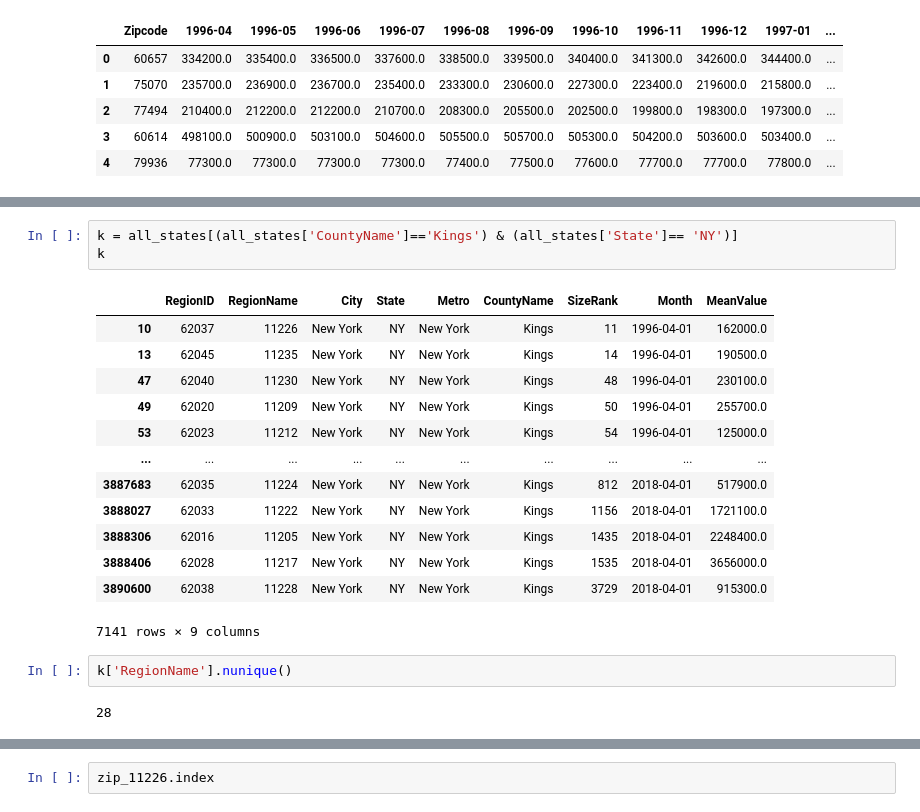
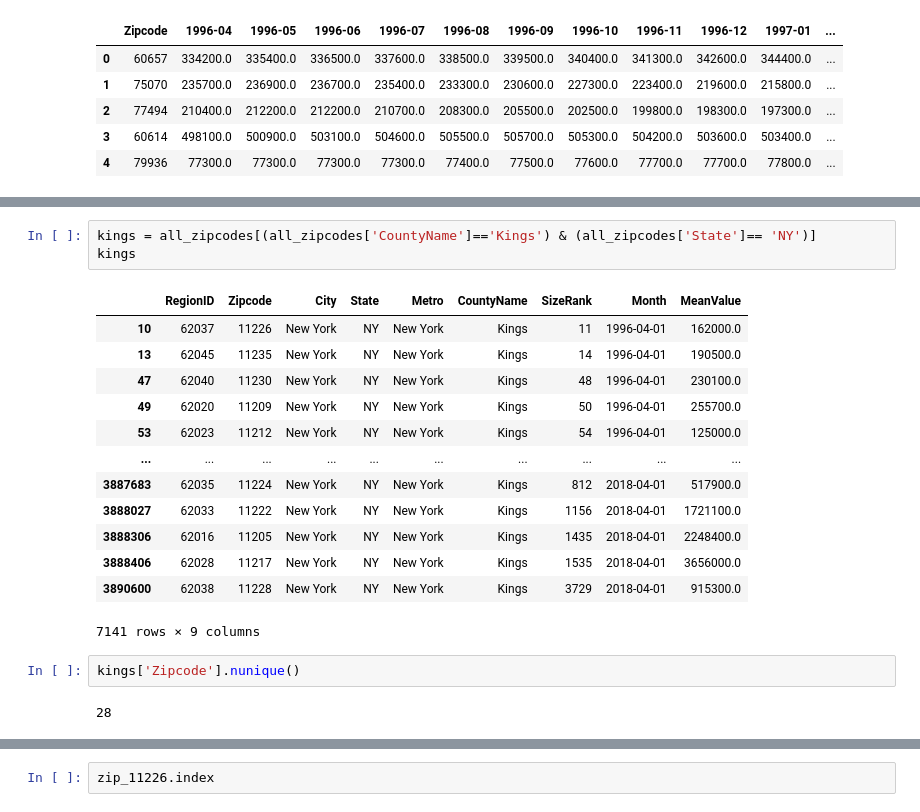
Before and after one commit to davidrtorres/Model-4-Brooklyn-Real-Estate-Investment, a Jupyter notebook: time-series/starter_notebook-Copy1.ipynb, the cells around one changed output, grey strips where cells are left out. Drawn from its saved outputs; the diff is of its cells as text.

```diff
--- a/time-series/starter_notebook-Copy1.ipynb
+++ b/time-series/starter_notebook-Copy1.ipynb
@@ -177,21 +178,21 @@ all_states.head()
-# %%
-k = all_states[(all_states['CountyName']=='Kings') & (all_states['State']== 'NY')]
-k
-# %% [output]
-|  | RegionID | RegionName | City | State | Metro | CountyName | SizeRank | Month | MeanValue |
-| 10 | 62037 | 11226 | New York | NY | New York | Kings | 11 | 1996-04-01 | 162000.0 |
-| 13 | 62045 | 11235 | New York | NY | New York | Kings | 14 | 1996-04-01 | 190500.0 |
-| 47 | 62040 | 11230 | New York | NY | New York | Kings | 48 | 1996-04-01 | 230100.0 |
-| 49 | 62020 | 11209 | New York | NY | New York | Kings | 50 | 1996-04-01 | 255700.0 |
-| 53 | 62023 | 11212 | New York | NY | New York | Kings | 54 | 1996-04-01 | 125000.0 |
-| ... | ... | ... | ... | ... | ... | ... | ... | ... | ... |
-| 3887683 | 62035 | 11224 | New York | NY | New York | Kings | 812 | 2018-04-01 | 517900.0 |
-| 3888027 | 62033 | 11222 | New York | NY | New York | Kings | 1156 | 2018-04-01 | 1721100.0 |
-| 3888306 | 62016 | 11205 | New York | NY | New York | Kings | 1435 | 2018-04-01 | 2248400.0 |
-| 3888406 | 62028 | 11217 | New York | NY | New York | Kings | 1535 | 2018-04-01 | 3656000.0 |
-| 3890600 | 62038 | 11228 | New York | NY | New York | Kings | 3729 | 2018-04-01 | 915300.0 |
-7141 rows × 9 columns
-# %%
-k['RegionName'].nunique()
-# %% [output]
-28
+# %%
+kings = all_zipcodes[(all_zipcodes['CountyName']=='Kings') & (all_zipcodes['State']== 'NY')]
+kings
+# %% [output]
+|  | RegionID | Zipcode | City | State | Metro | CountyName | SizeRank | Month | MeanValue |
+| 10 | 62037 | 11226 | New York | NY | New York | Kings | 11 | 1996-04-01 | 162000.0 |
+| 13 | 62045 | 11235 | New York | NY | New York | Kings | 14 | 1996-04-01 | 190500.0 |
+| 47 | 62040 | 11230 | New York | NY | New York | Kings | 48 | 1996-04-01 | 230100.0 |
+| 49 | 62020 | 11209 | New York | NY | New York | Kings | 50 | 1996-04-01 | 255700.0 |
+| 53 | 62023 | 11212 | New York | NY | New York | Kings | 54 | 1996-04-01 | 125000.0 |
+| ... | ... | ... | ... | ... | ... | ... | ... | ... | ... |
+| 3887683 | 62035 | 11224 | New York | NY | New York | Kings | 812 | 2018-04-01 | 517900.0 |
+| 3888027 | 62033 | 11222 | New York | NY | New York | Kings | 1156 | 2018-04-01 | 1721100.0 |
+| 3888306 | 62016 | 11205 | New York | NY | New York | Kings | 1435 | 2018-04-01 | 2248400.0 |
+| 3888406 | 62028 | 11217 | New York | NY | New York | Kings | 1535 | 2018-04-01 | 3656000.0 |
+| 3890600 | 62038 | 11228 | New York | NY | New York | Kings | 3729 | 2018-04-01 | 915300.0 |
+7141 rows × 9 columns
+# %%
+kings['Zipcode'].nunique()
+# %% [output]
+28
```
Also changed, not shown: parts of 19 cells of this notebook, 1 other file.
